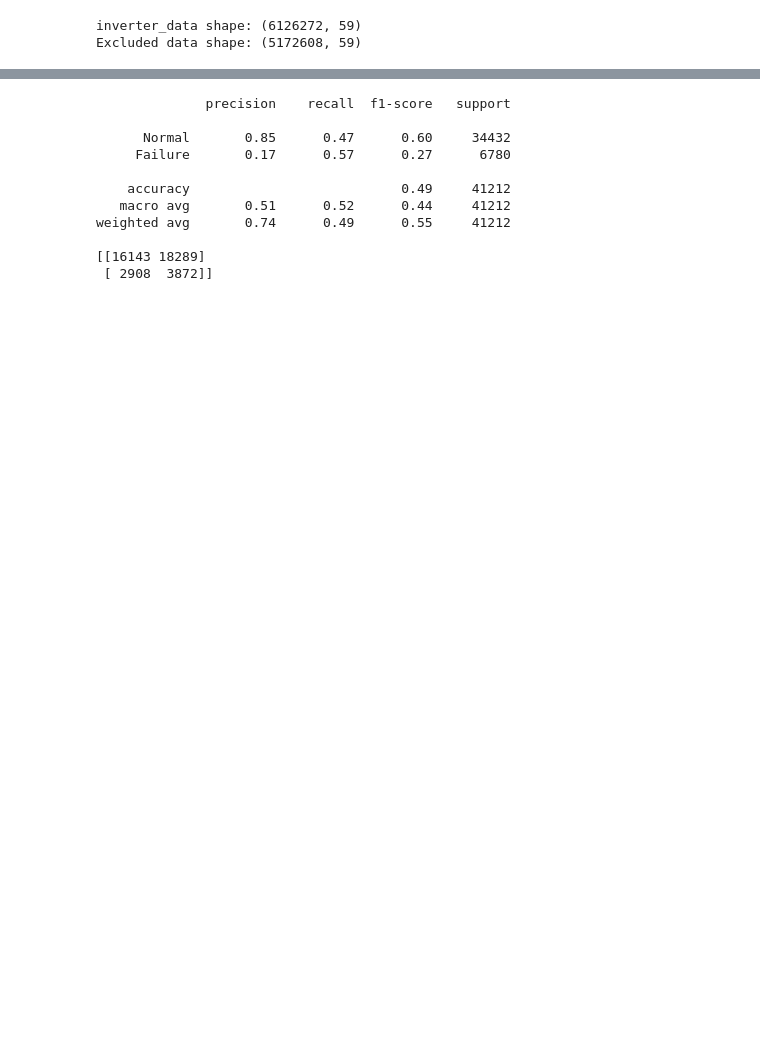
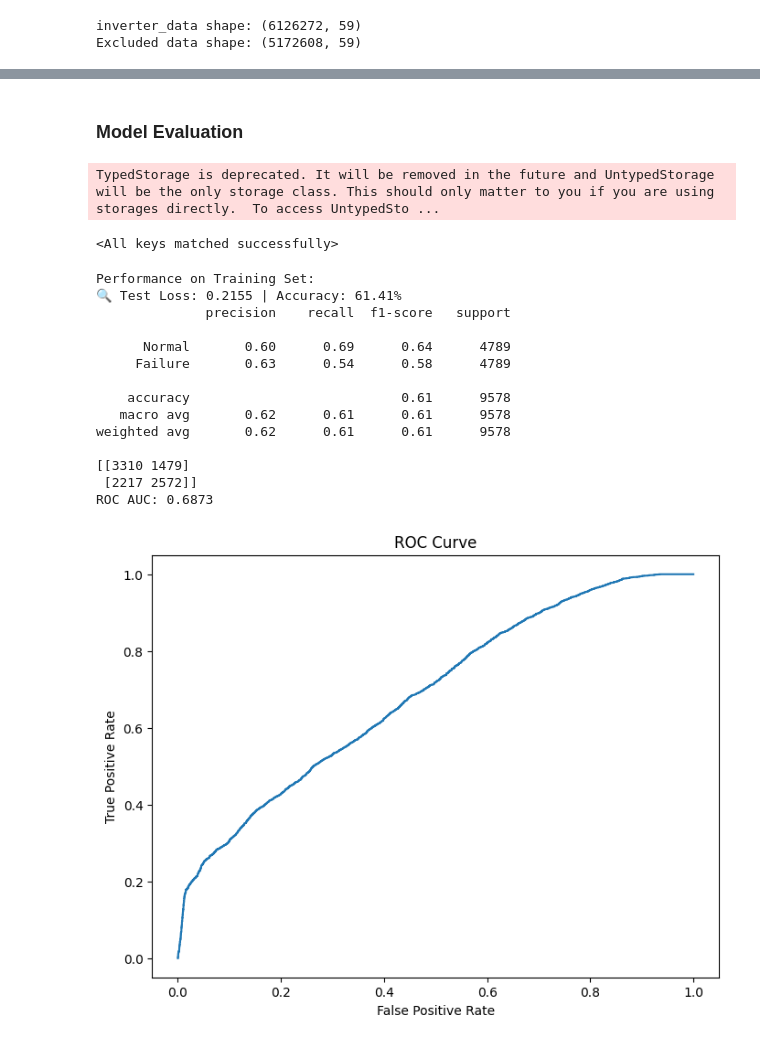
Before and after one commit to libao3128/predictive_maintenance, a Jupyter notebook: train_model_local.ipynb, the cells around one changed output, grey strips where cells are left out. Drawn from its saved outputs; the diff is of its cells as text; code cells hidden in the pictures; blank space fills up the shorter version.

```diff
--- a/train_model_local.ipynb
+++ b/train_model_local.ipynb
@@ -330,2 +232,0 @@ Model moved to cuda
-# %%
-train_loop(model, train_loader, val_loader, log_interval=10, num_epochs=10, optimizer=optimizer, criterion=criterion)
@@ -373,2 +232,0 @@ CNNLSTMModel(
-# %%
-trues, predictions = test_loop(model, test_loader, device='cuda', criterion=criterion)
@@ -377,16 +232,0 @@ trues, predictions = test_loop(model, test_loader, device='cuda', criterion=crit
-# %%
-from sklearn.metrics import classification_report, confusion_matrix
-print(classification_report(trues, predictions , target_names=['Normal', 'Failure']))
-print(confusion_matrix(trues, predictions ))
-# %% [output]
-              precision    recall  f1-score   support
-
-      Normal       0.85      0.47      0.60     34432
-     Failure       0.17      0.57      0.27      6780
-
-    accuracy                           0.49     41212
-   macro avg       0.51      0.52      0.44     41212
-weighted avg       0.74      0.49      0.55     41212
-
-[[16143 18289]
- [ 2908  3872]]
@@ -392,0 +242,45 @@ weighted avg       0.74      0.49      0.55     41212
+# %% [markdown]
+### Model Evaluation
+# %%
+import matplotlib.pyplot as plt
+from sklearn.metrics import classification_report, confusion_matrix
+from sklearn.metrics import roc_auc_score, roc_curve
+
+def evaluate_model(model, data_loader):
+    trues, predictions, outputs = test_loop(model, data_loader, device='cuda', criterion=criterion)
+    print(classification_report(trues, predictions , target_names=['Normal', 'Failure']))
+    print(confusion_matrix(trues, predictions ))
+    roc_auc = roc_auc_score(trues, outputs)
+    print(f"ROC AUC: {roc_auc:.4f}")
+    curve = roc_curve(trues, outputs)
+
+    plt.figure(figsize=(8, 6))
+    plt.plot(curve[0], curve[1], label='ROC Curve')
+    plt.xlabel('False Positive Rate')
+    plt.ylabel('True Positive Rate')
+    plt.title('ROC Curve')
+# %%
+model = CNNLSTMModel(num_features=len(feature_cols), cnn_out_channels=64, lstm_hidden_size=128)
+model.load_state_dict(torch.load(r'model\0811_1634\epoch_29.pth', weights_only=True))
+# %% [output]
+TypedStorage is deprecated. It will be removed in the future and UntypedStorage will be the only storage class. This should only matter to you if you are using storages directly.  To access UntypedSto ...
+<All keys matched successfully>
+# %%
+print("Performance on Training Set:")
+evaluate_model(model, train_loader)
+# %% [output]
+Performance on Training Set:
+🔍 Test Loss: 0.2155 | Accuracy: 61.41%
+              precision    recall  f1-score   support
+
+      Normal       0.60      0.69      0.64      4789
+     Failure       0.63      0.54      0.58      4789
+
+    accuracy                           0.61      9578
+   macro avg       0.62      0.61      0.61      9578
+weighted avg       0.62      0.61      0.61      9578
+
+[[3310 1479]
+ [2217 2572]]
+ROC AUC: 0.6873
+[figure, added]
```
Also changed, not shown: parts of 37 cells of this notebook, 9 other files.
